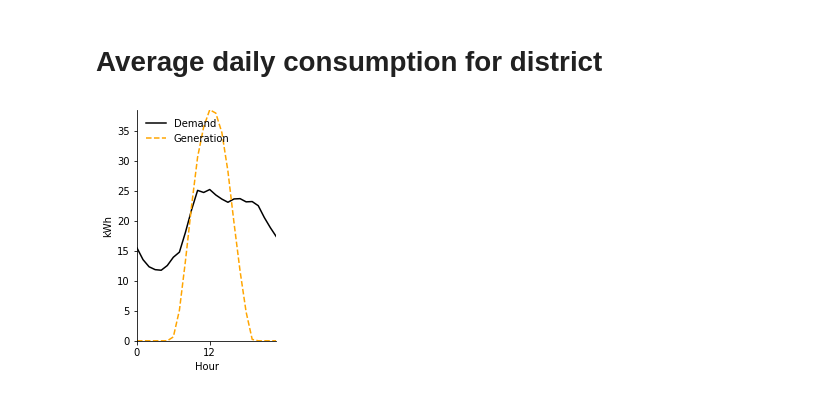
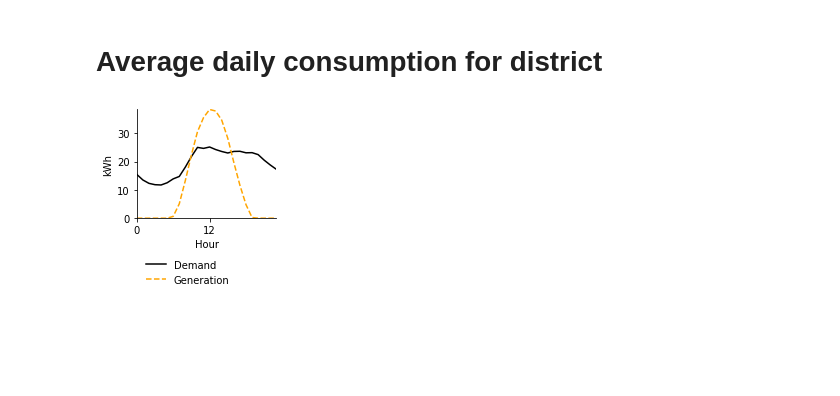
Before and after one commit to intelligent-environments-lab/merlin-apen-2023, a Jupyter notebook: analysis/general.ipynb, the cells around one changed output. Saved outputs shown, nothing was run; the diff lists cells and outputs as text; code cells hidden in the pictures; blank space fills up the shorter version.

```diff
--- a/analysis/general.ipynb
+++ b/analysis/general.ipynb
@@ -40,6 +40,7 @@ column_count_limit = 5
 building_id_count = len(plot_data['building_id'].unique())
 row_count, column_count = math.ceil(building_id_count/column_count_limit), min(column_count_limit, building_id_count)
 fig, _ = plt.subplots(row_count, column_count, figsize=(1.5*column_count, 1.2*row_count), gridspec_kw={'wspace':0.3, 'hspace':0.7})
+unique_lim_buildings_ids = [12]
 
 for ax in fig.axes[building_id_count:]:
     ax.set_visible(False)
@@ -55,16 +56,14 @@ for i, (ax, (b, b_data)) in enumerate(zip(fig.axes, plot_data.groupby(['building
     ax.yaxis.set_major_locator(MultipleLocator(2))
     ax.xaxis.set_tick_params(labelbottom=None)
 
-    # if i == 0:
-    #     ax.legend(
-    #         bbox_to_anchor=(0.5,0),
-    #         loc='upper center',
-    #         bbox_transform=fig.transFigure,
-    #         framealpha=0,
-    #         ncol=2
-    #     )
-    # else:
-    #     ax.legend().set_visible(False)
+    if b not in unique_lim_buildings_ids:
+        lim_data = plot_data[~plot_data['building_id'].isin(unique_lim_buildings_ids)].copy()
+        ax.set_ylim(
+            lim_data[['Equipment Electric Power [kWh]', 'Solar Generation [kWh]']].min().min(),
+            lim_data[['Equipment Electric Power [kWh]', 'Solar Generation [kWh]']].max().max()
+        )
+    else:
+        pass
 
     for s in ['right','top']:
         ax.spines[s].set_visible(False)
@@ -89,26 +88,27 @@ The time of peak generation does not coincide with the time of peak load in over
 # %%
 plot_data = simulation_data.groupby(['timestamp', 'hour'])[['Equipment Electric Power [kWh]','Solar Generation [kWh]']].sum().reset_index()
 plot_data = plot_data.groupby(['hour'])[['Equipment Electric Power [kWh]','Solar Generation [kWh]']].mean().reset_index()
 row_count, column_count = 1, 1
-fig, ax = plt.subplots(row_count, column_count, figsize=(2.5*column_count, 4.25*row_count))
+fig, ax = plt.subplots(row_count, column_count, figsize=(2.5*column_count, 2.0*row_count))
 
 x, y1, y2 = plot_data['hour'], plot_data['Equipment Electric Power [kWh]'], plot_data['Solar Generation [kWh]']
 ax.plot(x, y1, color='black', label='Demand')
 ax.plot(x, y2, color='orange', linestyle='--', label='Generation')
 # ax.set_title('District')
 ax.set_xlabel('Hour')
 ax.set_ylabel('kWh')
 ax.xaxis.set_major_locator(MultipleLocator(12))
 ax.legend(
     loc='upper left',
+    bbox_to_anchor=(0.0, -0.3),
     framealpha=0,
     ncol=1
 )
 
 for s in ['right','top']:
     ax.spines[s].set_visible(False)
 
 plt.savefig(os.path.join(FIGURES_DIRECTORY,f'district_average_daily_load_and_generation_profile.pdf'),bbox_inches='tight',transparent=True)
 plt.show()
 # %% [output]
-[figure, old version]
+[figure, new version]
```
Also changed, not shown: parts of 1 cell of this notebook, 20 other files.
